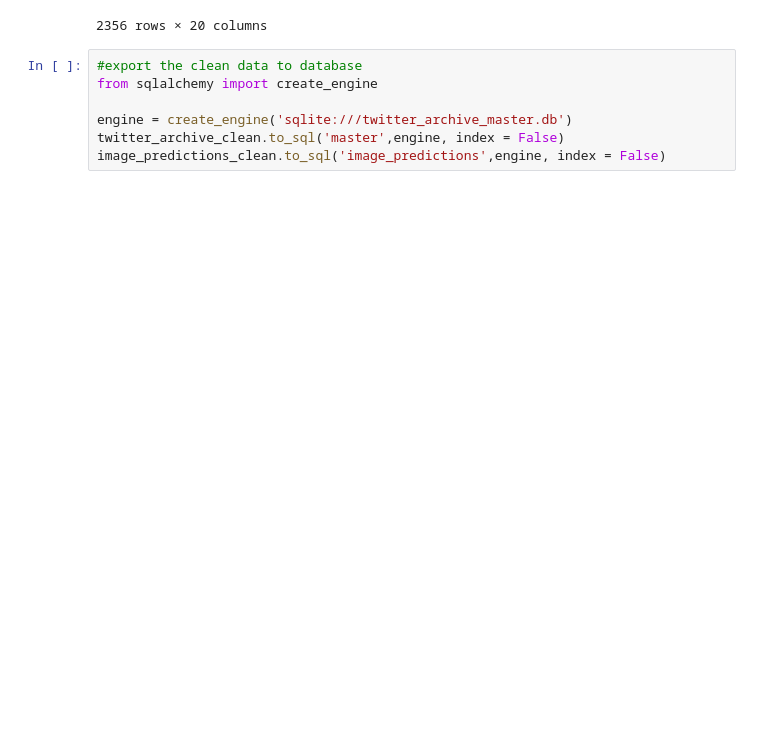
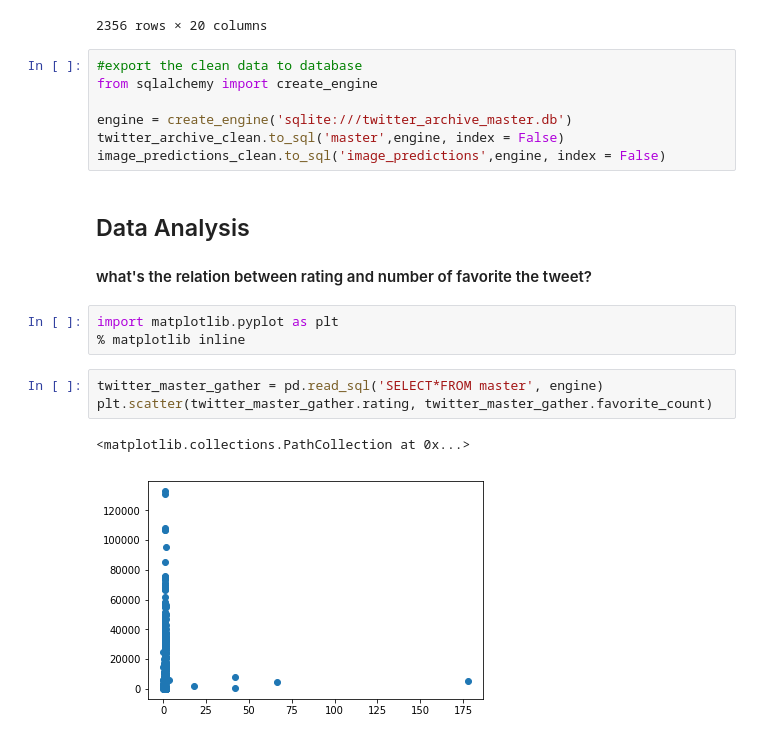
Before and after one commit to mohmednasr/dog_rating, a Jupyter notebook: wrangle_act.ipynb, the cells around one changed output. Saved outputs shown, nothing was run; the diff lists cells and outputs as text; blank space fills up the shorter version.

Commit message:
compeled all tasks on the data and make insights from data

```diff
--- a/wrangle_act.ipynb
+++ b/wrangle_act.ipynb
@@ -1187,3 +1181,15 @@ from sqlalchemy import create_engine
 engine = create_engine('sqlite:///twitter_archive_master.db')
 twitter_archive_clean.to_sql('master',engine, index = False)
 image_predictions_clean.to_sql('image_predictions',engine, index = False)
+# %% [markdown]
+## Data Analysis
+#### what's the relation between rating and number of favorite the tweet?
+# %%
+import matplotlib.pyplot as plt
+% matplotlib inline
+# %%
+twitter_master_gather = pd.read_sql('SELECT*FROM master', engine)
+plt.scatter(twitter_master_gather.rating, twitter_master_gather.favorite_count)
+# %% [output]
+<matplotlib.collections.PathCollection at 0x...>
+[figure, added]
```
Also changed, not shown: parts of 22 cells of this notebook.
